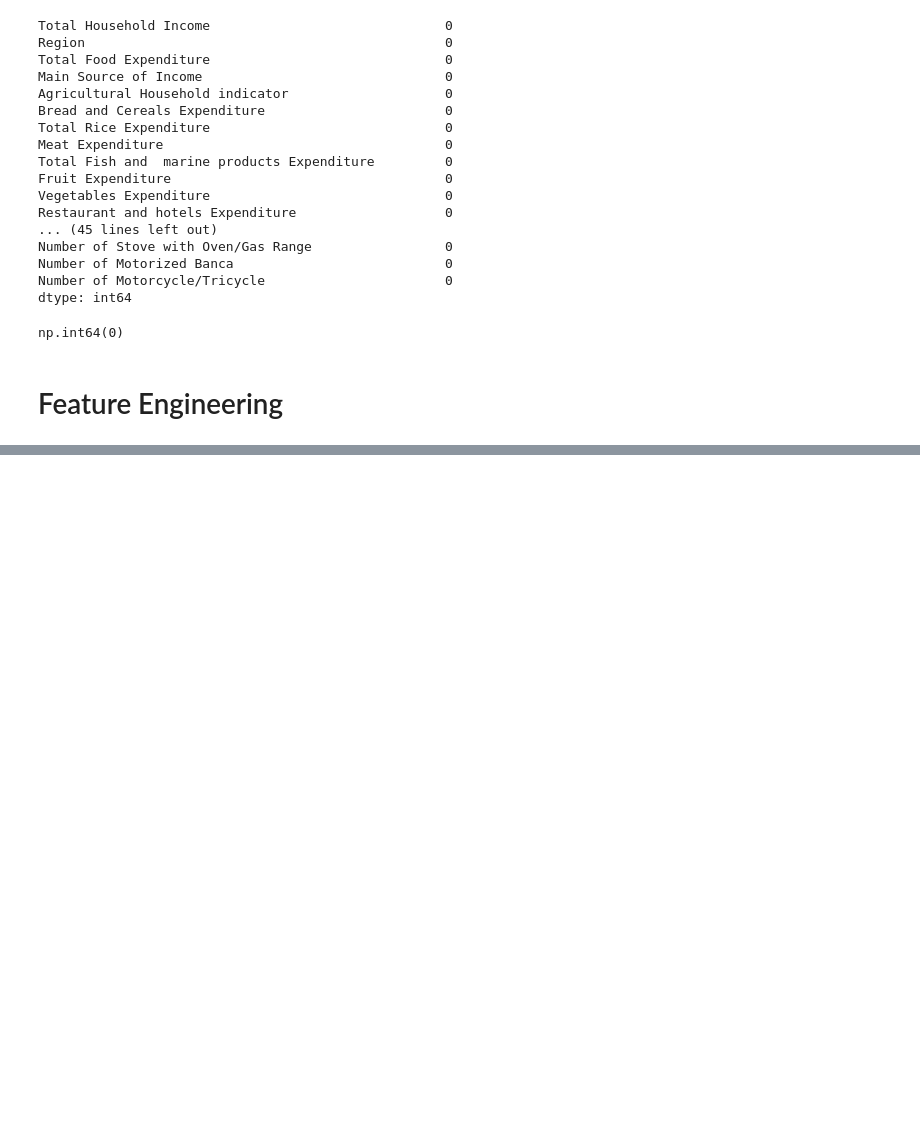
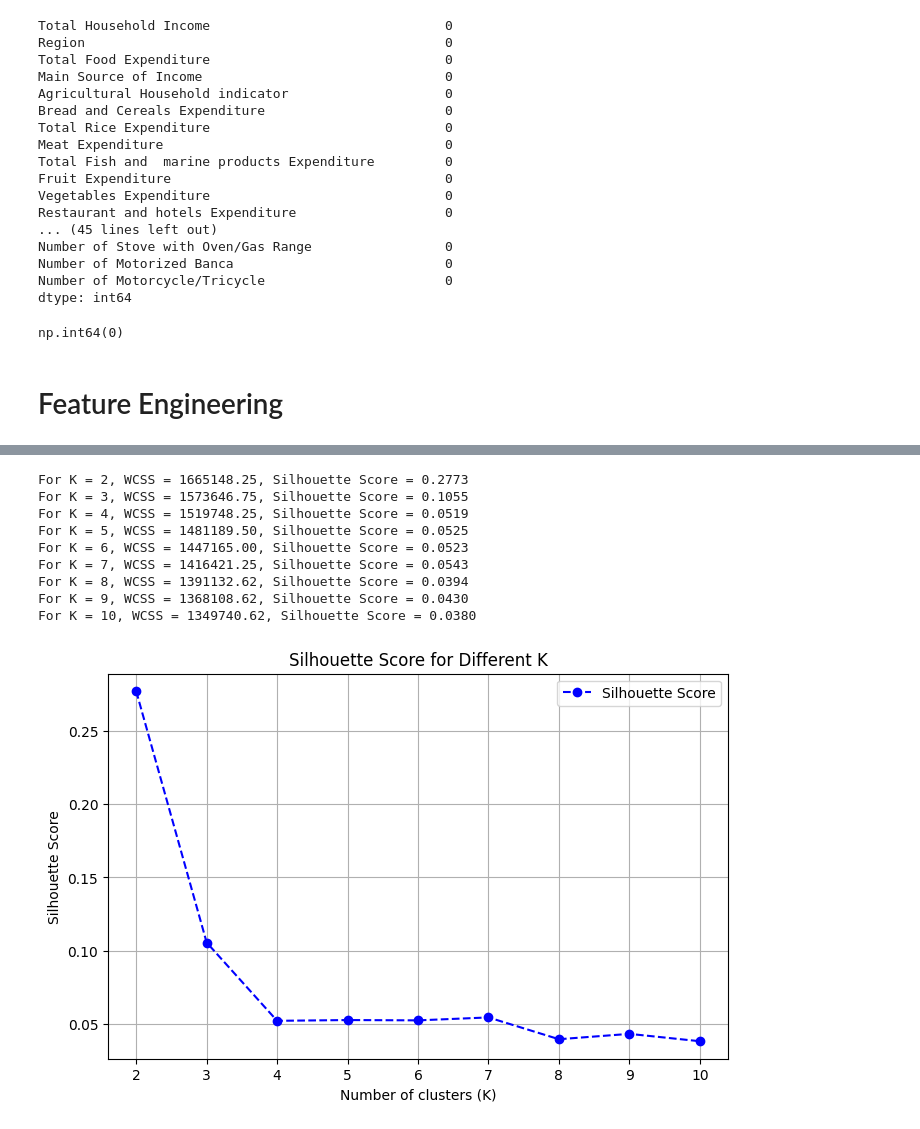
Before and after one commit to machiwao/CCADMACL_PROJECT_COM222, a Jupyter notebook: CCADMACL_Project_Implementation.ipynb, the cells around one changed output, grey strips where cells are left out. Cells and saved outputs as stored; diff of their text form; code cells hidden in the pictures; blank space fills up the shorter version.

```diff
--- a/CCADMACL_Project_Implementation.ipynb
+++ b/CCADMACL_Project_Implementation.ipynb
@@ -106,0 +315,39 @@ KeyError: 'Total Income'
+# %%
+wcss = []
+silhouette_scores = []
+sse = {}
+
+k_values = range(2, 11)
+
+for k in k_values:
+    kmeans = KMeans(n_clusters=k, init='k-means++', max_iter=300, n_init=10, random_state=42)
+    labels = kmeans.fit_predict(X_pca)
+
+    wcss.append(kmeans.inertia_)
+    sse[k] = kmeans.inertia_
+
+    score = silhouette_score(X_pca, labels, metric='euclidean')
+    silhouette_scores.append(score)
+
+    print(f"For K = {k}, WCSS = {sse[k]:.2f}, Silhouette Score = {score:.4f}")
+
+plt.figure(figsize=(8, 5))
+plt.plot(k_values, silhouette_scores, marker='o', linestyle='--', color='b', label="Silhouette Score")
+plt.title('Silhouette Score for Different K')
+plt.xlabel('Number of clusters (K)')
+plt.ylabel('Silhouette Score')
+plt.xticks(k_values)
+plt.grid(True)
+plt.legend()
+plt.show()
+# %% [output]
+For K = 2, WCSS = 1665148.25, Silhouette Score = 0.2773
+For K = 3, WCSS = 1573646.75, Silhouette Score = 0.1055
+For K = 4, WCSS = 1519748.25, Silhouette Score = 0.0519
+For K = 5, WCSS = 1481189.50, Silhouette Score = 0.0525
+For K = 6, WCSS = 1447165.00, Silhouette Score = 0.0523
+For K = 7, WCSS = 1416421.25, Silhouette Score = 0.0543
+For K = 8, WCSS = 1391132.62, Silhouette Score = 0.0394
+For K = 9, WCSS = 1368108.62, Silhouette Score = 0.0430
+For K = 10, WCSS = 1349740.62, Silhouette Score = 0.0380
+[figure, added]
```
Also changed, not shown: parts of 26 cells of this notebook.
